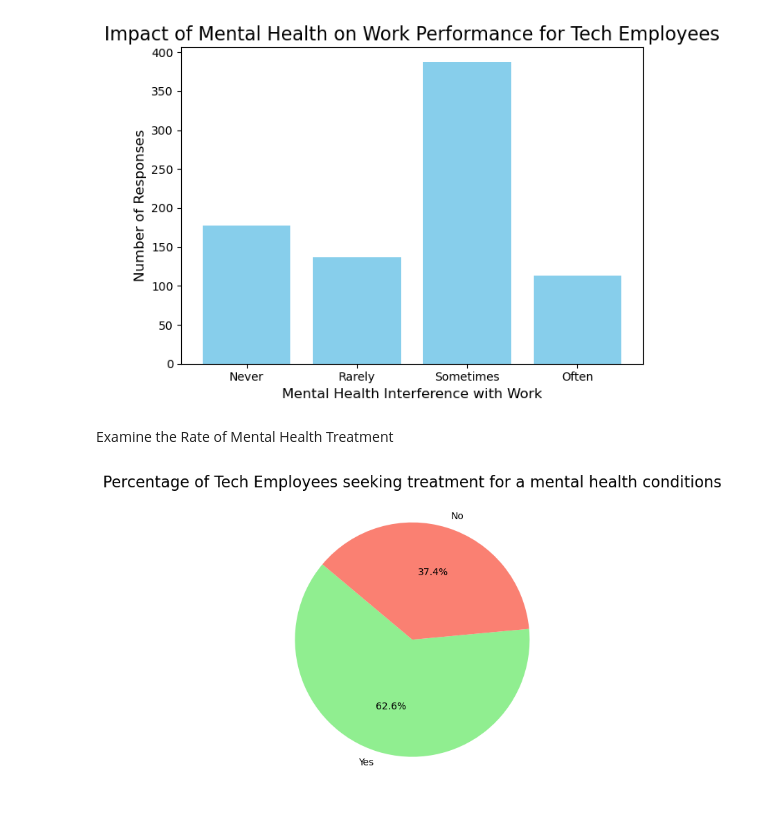
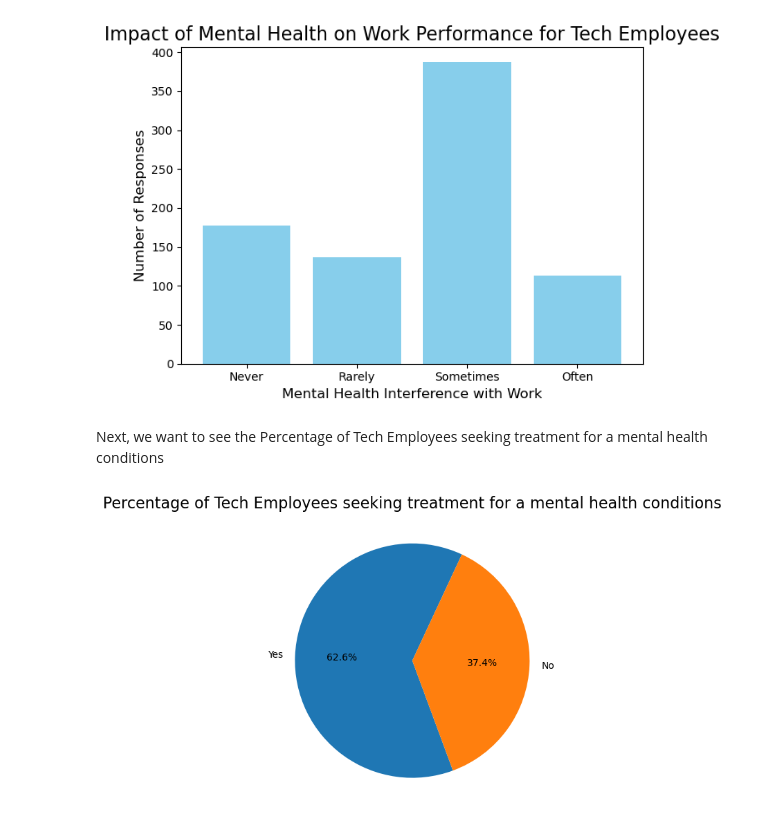
Before and after one commit to CaptDon71/Project-1-Research-Presentation, a Jupyter notebook: data_visualization.ipynb, the cells around one changed output. Drawn from its saved outputs; the diff is of its cells as text; code cells hidden in the pictures.

```diff
--- a/data_visualization.ipynb
+++ b/data_visualization.ipynb
@@ -35,22 +32,22 @@ plt.show()
 # %% [output]
 [figure]
 # %% [markdown]
-Examine the Rate of Mental Health Treatment
+Next, we want to see the Percentage of Tech Employees seeking treatment for a mental health conditions
 # %%
-# Step 2: Drop NaN values in 'treatment' to focus on meaningful responses
+# Drop NaN values in 'treatment' to clean data and focus on meaningful responses
 tech_employees_df = tech_employees_df.dropna(subset=['treatment'])
 
-# Step 3: Get value counts for 'treatment'
+# Get value counts for 'treatment'
 treatment_counts = tech_employees_df['treatment'].value_counts()
 
-# Step 4: Plot using matplotlib as a pie chart
-plt.pie(treatment_counts, labels=treatment_counts.index, autopct='%1.1f%%', startangle=140, colors=['lightgreen', 'salmon'])
+# Plot pie chart using matplotlib
+plt.pie(treatment_counts, labels=treatment_counts.index, autopct='%1.1f%%', startangle=65)
 
-# Step 5: Customize the chart
+# Add Title
 plt.title('Percentage of Tech Employees seeking treatment for a mental health conditions', fontsize=16)
 
 # Display the plot
 plt.tight_layout()
 plt.show()
 # %% [output]
-[figure, old version]
+[figure, new version]
```
Also changed, not shown: parts of 11 cells of this notebook.
